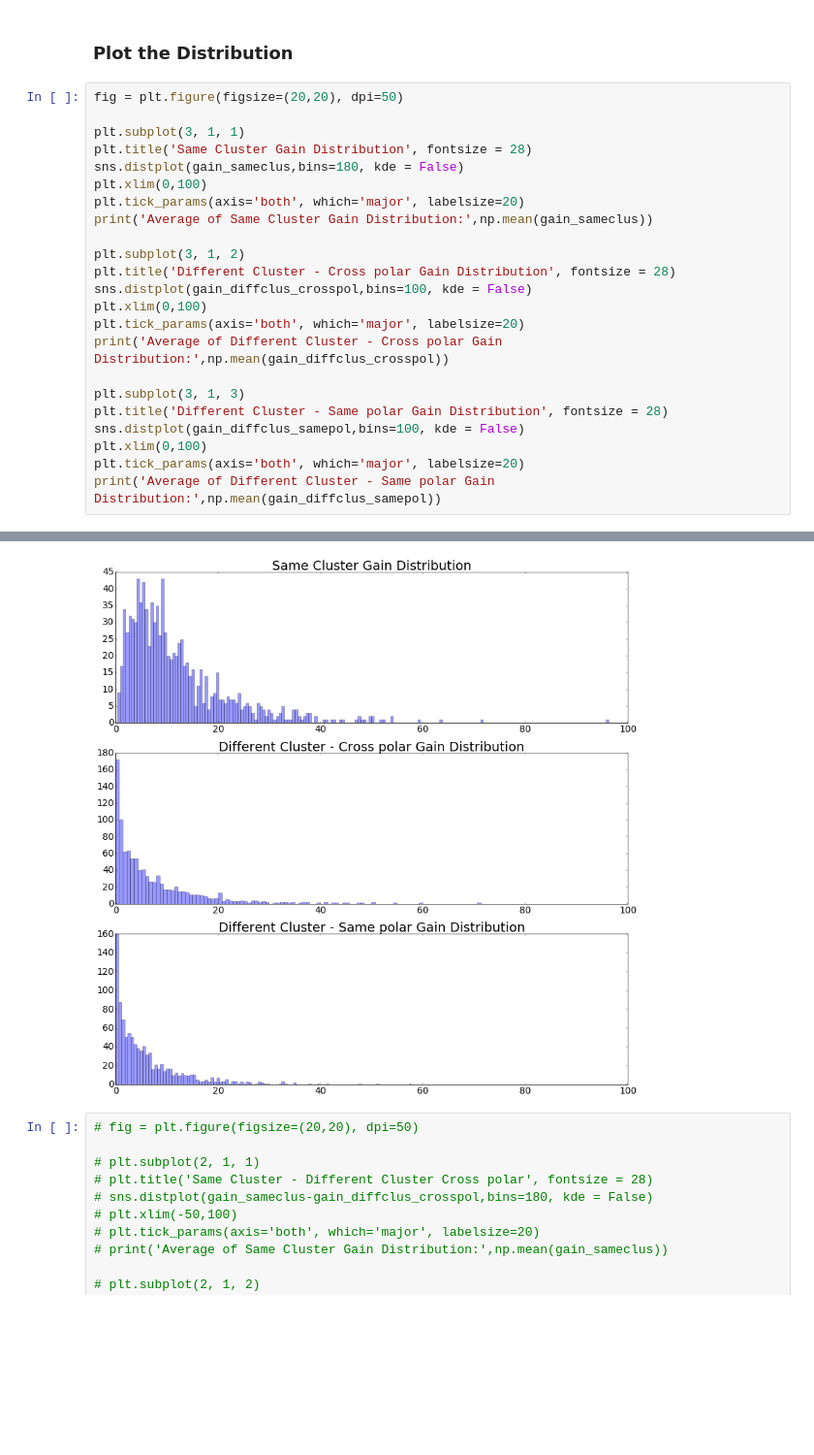
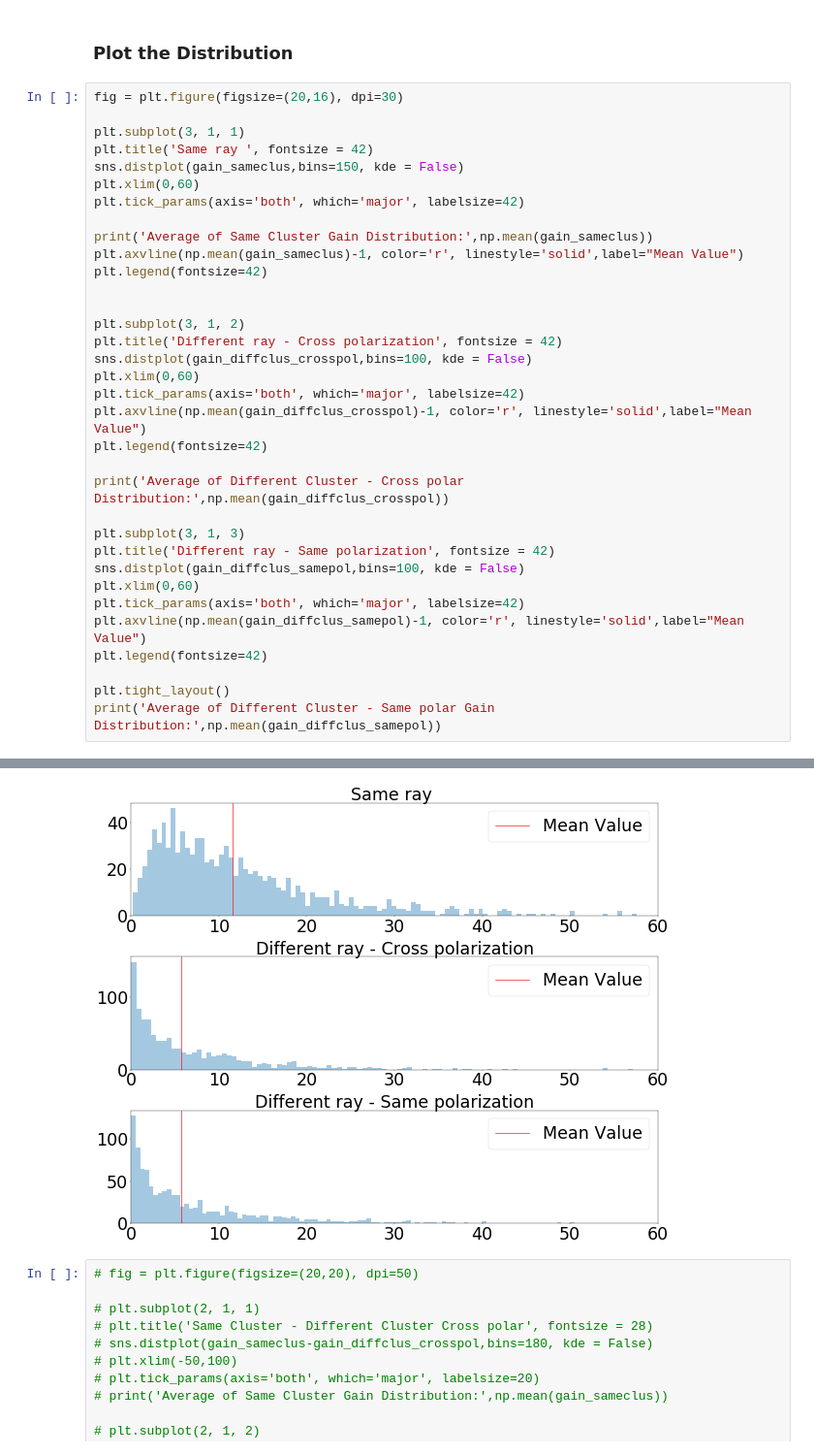
Before and after one commit to dienhoa/hybrid_beamforming_notebook, a Jupyter notebook: Dual Polarized Channel _check distribution para.ipynb, the cells around one changed output, grey strips where cells are left out. Shown at 97% size. Drawn from its saved outputs; the diff is of its cells as text; blank space fills up the shorter version.

```diff
--- a/Dual Polarized Channel _check distribution para.ipynb
+++ b/Dual Polarized Channel _check distribution para.ipynb
@@ -314,26 +322,37 @@ for reali in range(realization):
 # %% [markdown]
 ### Plot the Distribution
 # %%
-fig = plt.figure(figsize=(20,20), dpi=50)
+fig = plt.figure(figsize=(20,16), dpi=30)
 
 plt.subplot(3, 1, 1)
-plt.title('Same Cluster Gain Distribution', fontsize = 28)
-sns.distplot(gain_sameclus,bins=180, kde = False)
-plt.xlim(0,100)
-plt.tick_params(axis='both', which='major', labelsize=20)
+plt.title('Same ray ', fontsize = 42)
+sns.distplot(gain_sameclus,bins=150, kde = False)
+plt.xlim(0,60)
+plt.tick_params(axis='both', which='major', labelsize=42)
+
 print('Average of Same Cluster Gain Distribution:',np.mean(gain_sameclus))
+plt.axvline(np.mean(gain_sameclus)-1, color='r', linestyle='solid',label="Mean Value")
+plt.legend(fontsize=42)
+
 
 plt.subplot(3, 1, 2)
-plt.title('Different Cluster - Cross polar Gain Distribution', fontsize = 28)
+plt.title('Different ray - Cross polarization', fontsize = 42)
 sns.distplot(gain_diffclus_crosspol,bins=100, kde = False)
-plt.xlim(0,100)
-plt.tick_params(axis='both', which='major', labelsize=20)
-print('Average of Different Cluster - Cross polar Gain Distribution:',np.mean(gain_diffclus_crosspol))
+plt.xlim(0,60)
+plt.tick_params(axis='both', which='major', labelsize=42)
+plt.axvline(np.mean(gain_diffclus_crosspol)-1, color='r', linestyle='solid',label="Mean Value")
+plt.legend(fontsize=42)
+
+print('Average of Different Cluster - Cross polar Distribution:',np.mean(gain_diffclus_crosspol))
 
 plt.subplot(3, 1, 3)
-plt.title('Different Cluster - Same polar Gain Distribution', fontsize = 28)
+plt.title('Different ray - Same polarization', fontsize = 42)
 sns.distplot(gain_diffclus_samepol,bins=100, kde = False)
-plt.xlim(0,100)
-plt.tick_params(axis='both', which='major', labelsize=20)
+plt.xlim(0,60)
+plt.tick_params(axis='both', which='major', labelsize=42)
+plt.axvline(np.mean(gain_diffclus_samepol)-1, color='r', linestyle='solid',label="Mean Value")
+plt.legend(fontsize=42)
+
+plt.tight_layout()
 print('Average of Different Cluster - Same polar Gain Distribution:',np.mean(gain_diffclus_samepol))
 # %% [output]
@@ -343,4 +362,4 @@ Average of Different Cluster - Same polar Gain Distribution: 6.206613936721797
-[figure, old version]
+[figure, new version]
 # %%
 # fig = plt.figure(figsize=(20,20), dpi=50)
 
```
Also changed, not shown: parts of 8 cells of this notebook, 5 other files.
